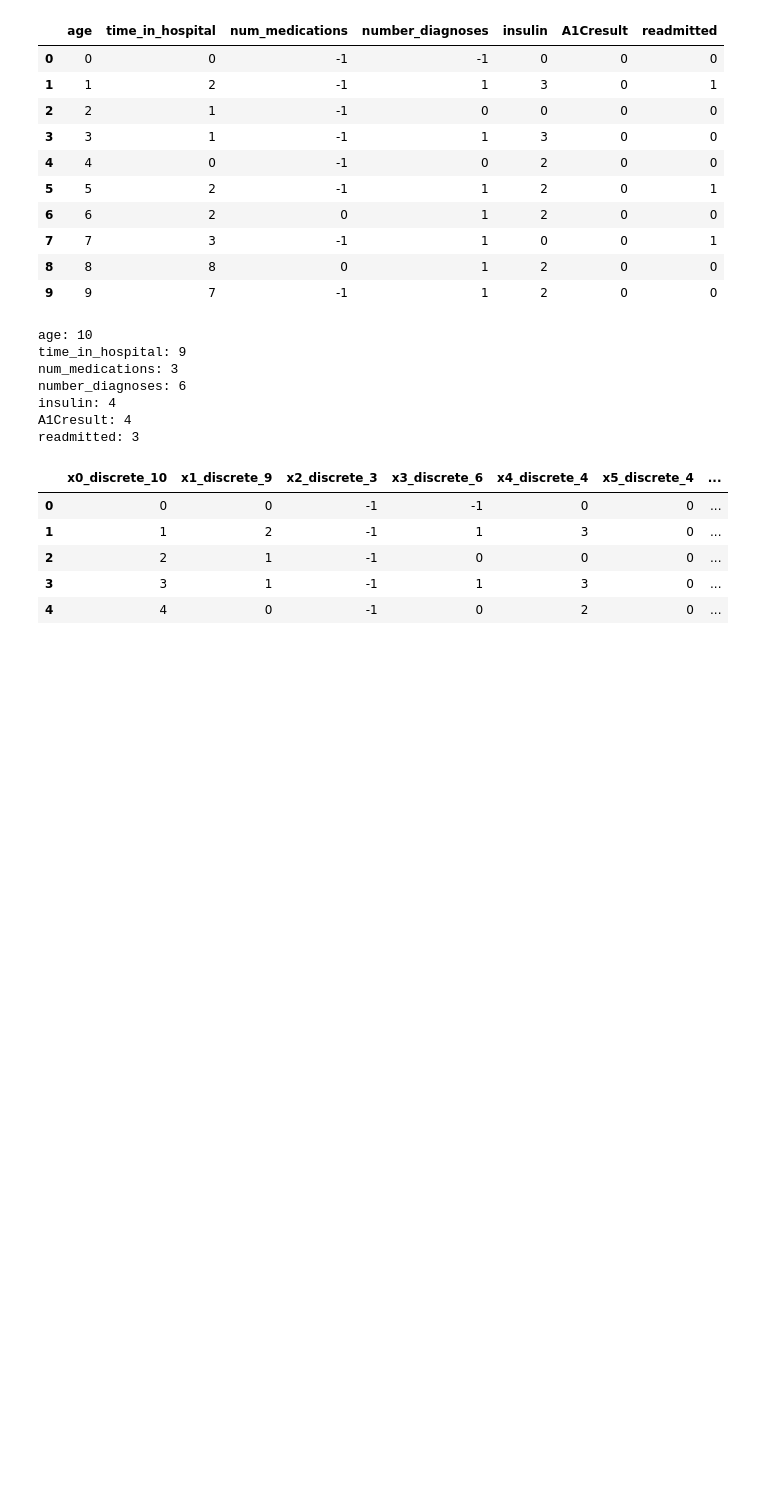
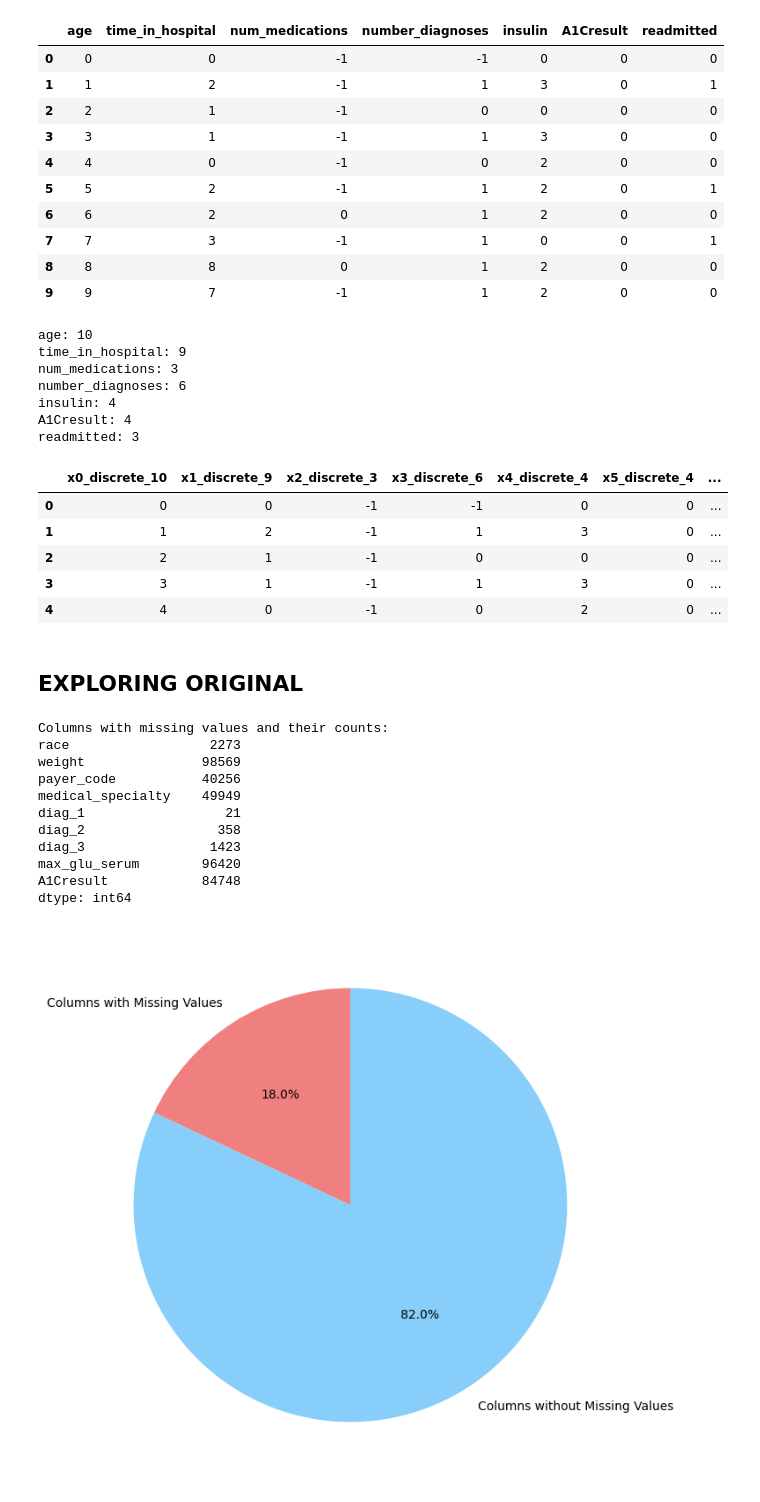
Before and after one commit to floresloyd/fall24, a Jupyter notebook: csci334/final-project/data/diabetic_eda.ipynb, the cells around one changed output. Cells and saved outputs as stored; diff of their text form; code cells hidden in the pictures; blank space fills up the shorter version.

Commit message:
update data

```diff
--- a/csci334/final-project/data/diabetic_eda.ipynb
+++ b/csci334/final-project/data/diabetic_eda.ipynb
@@ -56,3 +56,47 @@ df.head(5)
 # %%
 # Export training data to a CSV file
 df.to_csv('../data/full_masked_transformed_diabetic_data.csv', index=False)
+# %% [markdown]
+## EXPLORING ORIGINAL
+# %%
+import pandas as pd
+import matplotlib.pyplot as plt
+
+# Load the dataset and replace '?' with NaN
+file_path = "./diabetic_data.csv"
+orig_df = pd.read_csv(file_path).replace('?', pd.NA)
+
+# Function to check missingness
+missing_cols = orig_df.isnull().sum()
+
+# Determine columns with missing values
+cols_with_missing = missing_cols[missing_cols > 0]
+num_cols_with_missing = len(cols_with_missing)
+
+# Print columns with missing values and their counts
+print("Columns with missing values and their counts:")
+print(cols_with_missing)
+
+# Data for the pie chart
+data = {
+    "Columns with Missing Values": num_cols_with_missing,
+    "Columns without Missing Values": orig_df.shape[1] - num_cols_with_missing,
+}
+
+# Plot the pie chart
+plt.figure(figsize=(8, 8))
+plt.pie(data.values(), labels=data.keys(), autopct='%1.1f%%', startangle=90, colors=['lightcoral', 'lightskyblue'])
+plt.show()
+# %% [output]
+Columns with missing values and their counts:
+race                  2273
+weight               98569
+payer_code           40256
+medical_specialty    49949
+diag_1                  21
+diag_2                 358
+diag_3                1423
+max_glu_serum        96420
+A1Cresult            84748
+dtype: int64
+[figure, added]
```
Also changed, not shown: 4 other files.
